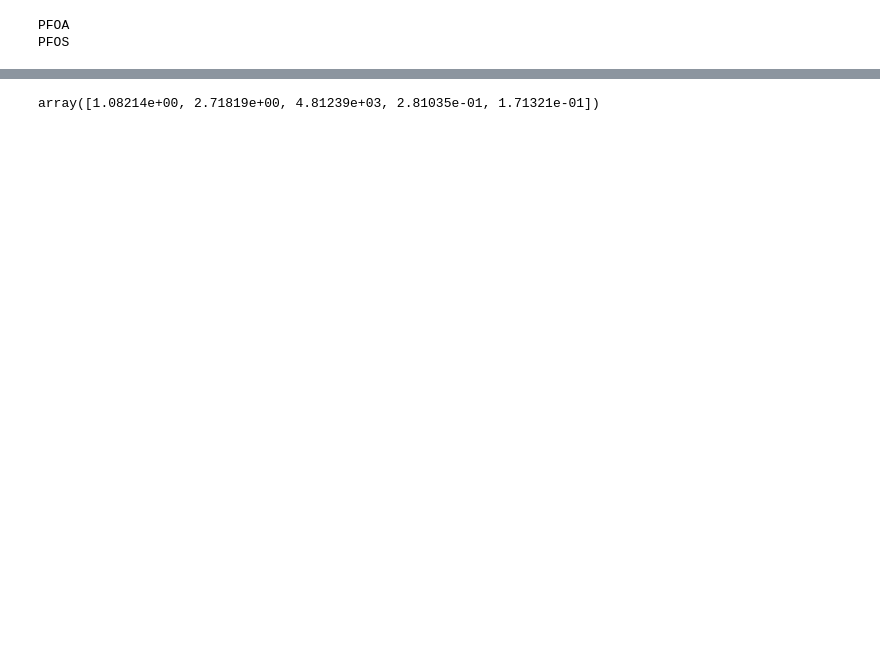
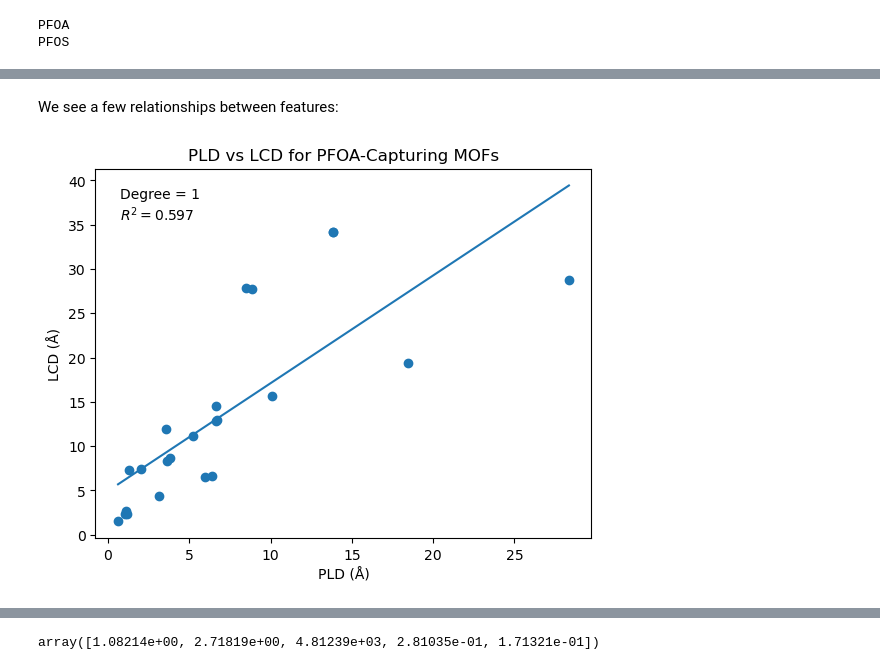
Before and after one commit to hasan-mansr/ML_Discovery_Metal-Organic_Adsorbents, a Jupyter notebook: Notebooks/SVM.ipynb, the cells around one changed output, grey strips where cells are left out. Cells and saved outputs as stored; diff of their text form; code cells hidden in the pictures; blank space fills up the shorter version.

```diff
--- a/Notebooks/SVM.ipynb
+++ b/Notebooks/SVM.ipynb
@@ -49,0 +166,12 @@ ls
+# %% [markdown]
+We see a few relationships between features:
+# %%
+#Set PFAS type
+PFAS = "PFOA"
+# %%
+feature1 = "PLD"
+feature2 = "LCD"
+r2 = scatter_with_ols(dfs[PFAS][feature1], dfs[PFAS][feature2], 1, x_label=f"{feature1} (Å)", y_label=f"{feature2} (Å)",
+                      title=f"{feature1} vs {feature2} for {PFAS}-Capturing MOFs")
+# %% [output]
+[figure, added]
```
Also changed, not shown: parts of 31 cells of this notebook, 3 other files.
